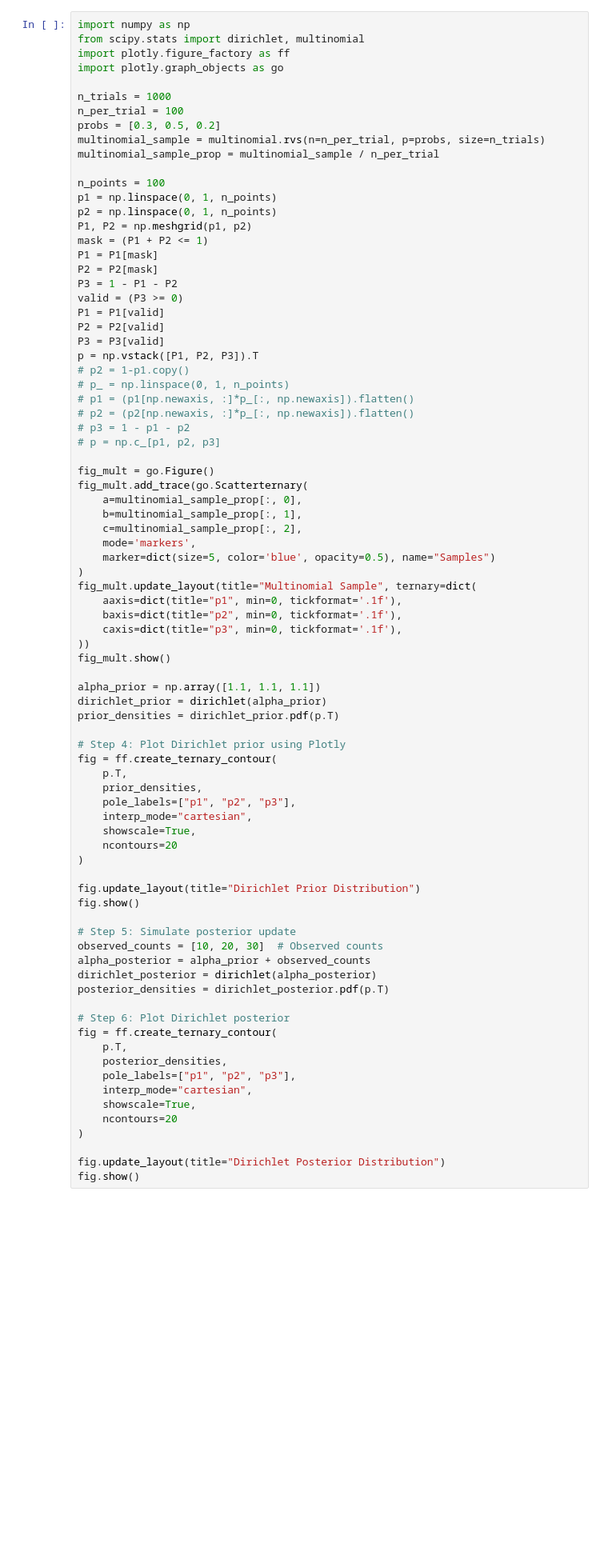
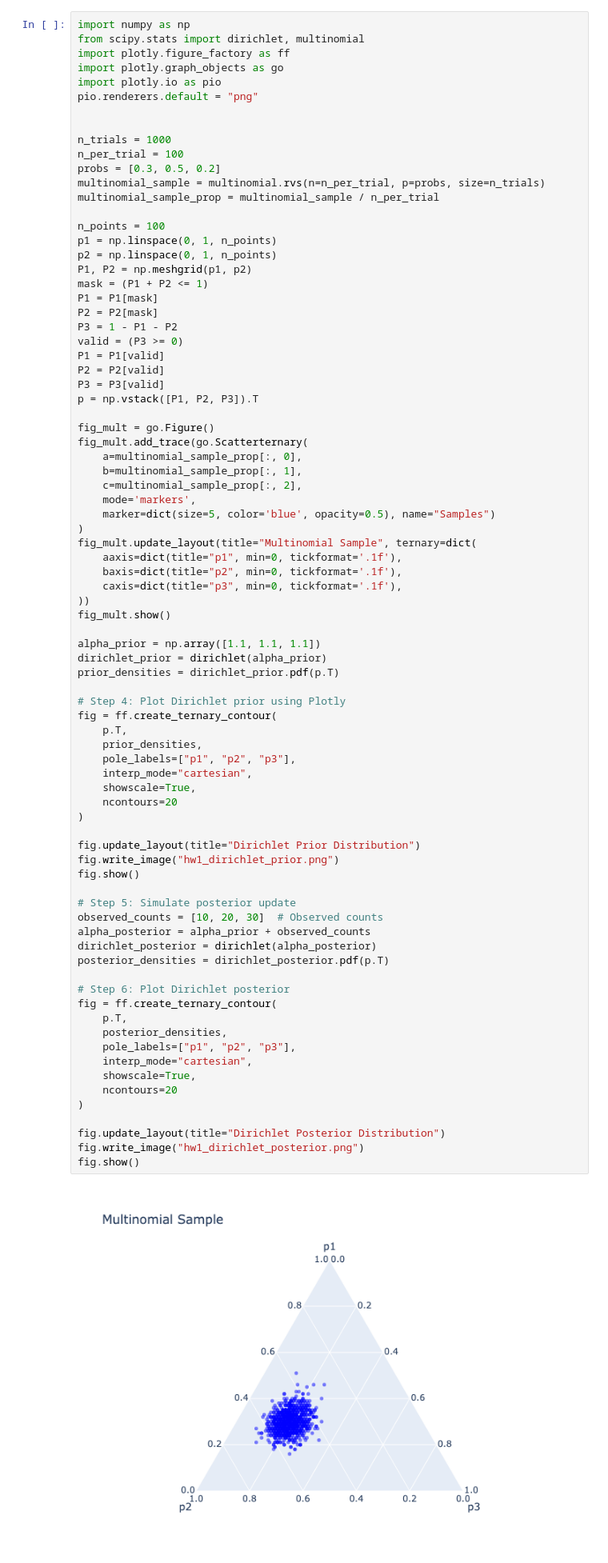
Before and after one commit to maltseasy/STA365, a Jupyter notebook: HW1.ipynb, the cells around one changed output. Shown at 80% size. Drawn from its saved outputs; the diff is of its cells as text; blank space fills up the shorter version.

Commit message:
hw1 images

```diff
--- a/HW1.ipynb
+++ b/HW1.ipynb
@@ -55,6 +55,9 @@ import numpy as np
 from scipy.stats import dirichlet, multinomial
 import plotly.figure_factory as ff
 import plotly.graph_objects as go
+import plotly.io as pio
+pio.renderers.default = "png"
+
 
 n_trials = 1000
 n_per_trial = 100
@@ -75,12 +78,6 @@ P1 = P1[valid]
 P2 = P2[valid]
 P3 = P3[valid]
 p = np.vstack([P1, P2, P3]).T
-# p2 = 1-p1.copy()
-# p_ = np.linspace(0, 1, n_points)
-# p1 = (p1[np.newaxis, :]*p_[:, np.newaxis]).flatten()
-# p2 = (p2[np.newaxis, :]*p_[:, np.newaxis]).flatten()
-# p3 = 1 - p1 - p2
-# p = np.c_[p1, p2, p3]
 
 fig_mult = go.Figure()
 fig_mult.add_trace(go.Scatterternary(
@@ -105,30 +102,34 @@ prior_densities = dirichlet_prior.pdf(p.T)
 fig = ff.create_ternary_contour(
     p.T,
     prior_densities,
     pole_labels=["p1", "p2", "p3"],
     interp_mode="cartesian",
     showscale=True,
     ncontours=20
 )
 
 fig.update_layout(title="Dirichlet Prior Distribution")
+fig.write_image("hw1_dirichlet_prior.png")
 fig.show()
 
 # Step 5: Simulate posterior update
 observed_counts = [10, 20, 30]  # Observed counts
 alpha_posterior = alpha_prior + observed_counts
 dirichlet_posterior = dirichlet(alpha_posterior)
 posterior_densities = dirichlet_posterior.pdf(p.T)
 
 # Step 6: Plot Dirichlet posterior
 fig = ff.create_ternary_contour(
     p.T,
     posterior_densities,
     pole_labels=["p1", "p2", "p3"],
     interp_mode="cartesian",
     showscale=True,
     ncontours=20
 )
 
 fig.update_layout(title="Dirichlet Posterior Distribution")
+fig.write_image("hw1_dirichlet_posterior.png")
 fig.show()
+# %% [output]
+[figure, added]
```
Also changed, not shown: parts of 1 cell of this notebook, 2 other files.
